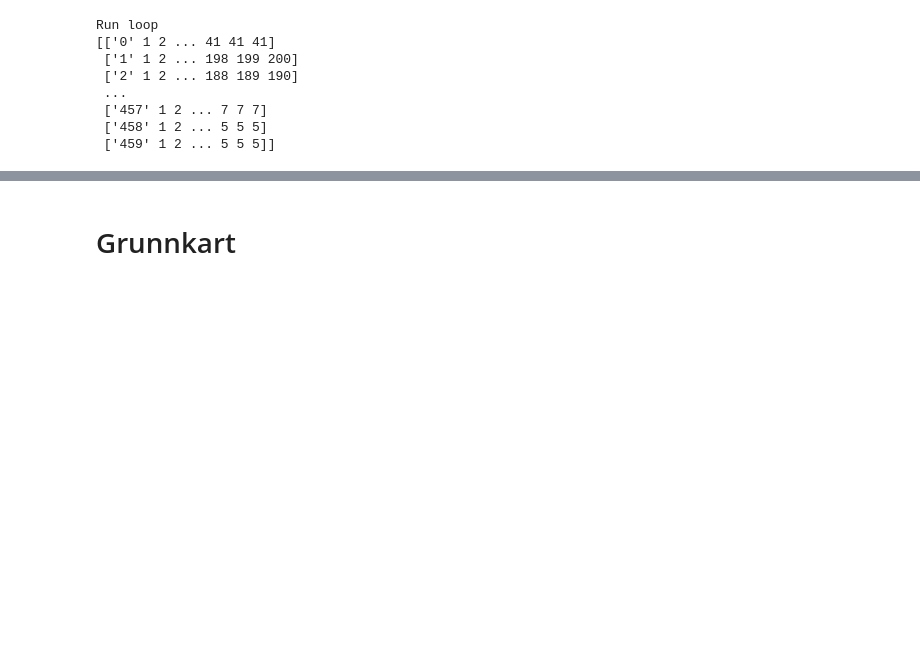
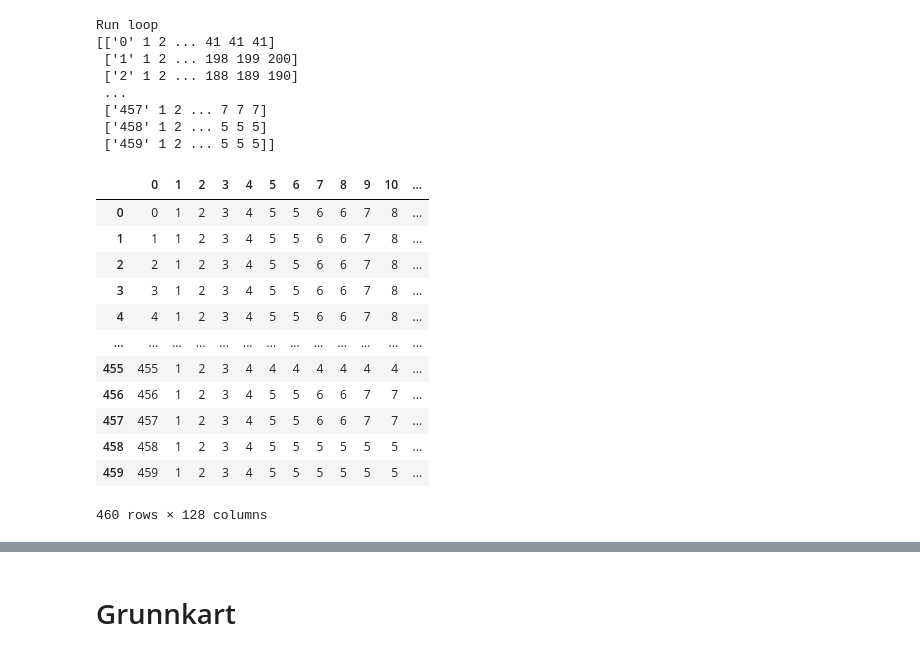
Before and after one commit to egowork/gis_tools, a Jupyter notebook: GIS_funksjoner.ipynb, the cells around one changed output, grey strips where cells are left out. Cells and saved outputs as stored; diff of their text form; code cells hidden in the pictures; blank space fills up the shorter version.

```diff
--- a/GIS_funksjoner.ipynb
+++ b/GIS_funksjoner.ipynb
@@ -793,7 +1029,7 @@ print(eigen_measures_df)
 # %%
 def communities(LandscapeMatrix=None, geometry=None, use_centroid=True, decay_factor=0.5):
     if LandscapeMatrix is None and geometry is not None:
-        LandscapeMatrix = calculate_matrix(geometry, use_centroid, decay_factor)
+        LandscapeMatrix = calculate_landscapematrix(geometry, use_centroid, decay_factor)
 
     if LandscapeMatrix is None:
         raise ValueError("Either LandscapeMatrix or geometry must be provided.")
@@ -861,0 +1103,17 @@ Run loop
+# %%
+pd.DataFrame(data = comms_measures_df)
+#tt.merge(, how = "left")
+# %% [output]
+|  | 0 | 1 | 2 | 3 | 4 | 5 | 6 | 7 | 8 | 9 | 10 | ... |
+| 0 | 0 | 1 | 2 | 3 | 4 | 5 | 5 | 6 | 6 | 7 | 8 | ... |
+| 1 | 1 | 1 | 2 | 3 | 4 | 5 | 5 | 6 | 6 | 7 | 8 | ... |
+| 2 | 2 | 1 | 2 | 3 | 4 | 5 | 5 | 6 | 6 | 7 | 8 | ... |
+| 3 | 3 | 1 | 2 | 3 | 4 | 5 | 5 | 6 | 6 | 7 | 8 | ... |
+| 4 | 4 | 1 | 2 | 3 | 4 | 5 | 5 | 6 | 6 | 7 | 8 | ... |
+| ... | ... | ... | ... | ... | ... | ... | ... | ... | ... | ... | ... | ... |
+| 455 | 455 | 1 | 2 | 3 | 4 | 4 | 4 | 4 | 4 | 4 | 4 | ... |
+| 456 | 456 | 1 | 2 | 3 | 4 | 5 | 5 | 6 | 6 | 7 | 7 | ... |
+| 457 | 457 | 1 | 2 | 3 | 4 | 5 | 5 | 6 | 6 | 7 | 7 | ... |
+| 458 | 458 | 1 | 2 | 3 | 4 | 5 | 5 | 5 | 5 | 5 | 5 | ... |
+| 459 | 459 | 1 | 2 | 3 | 4 | 5 | 5 | 5 | 5 | 5 | 5 | ... |
+460 rows × 128 columns
```
Also changed, not shown: parts of 45 cells of this notebook.
